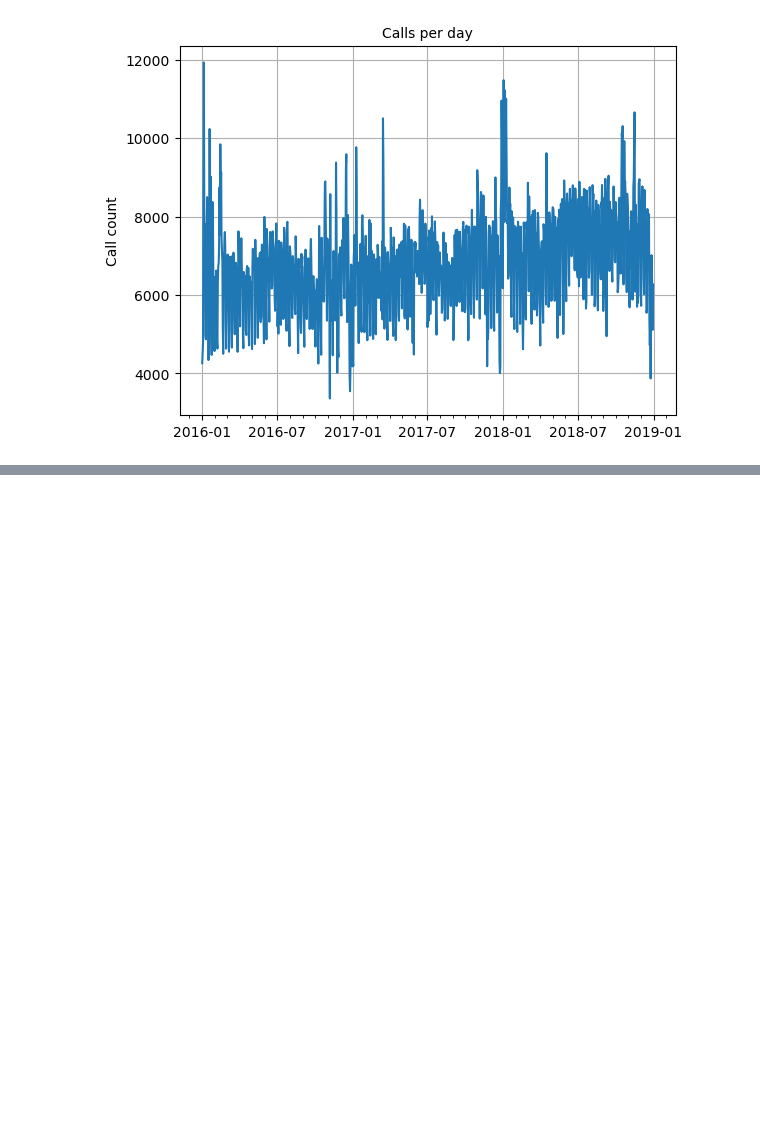
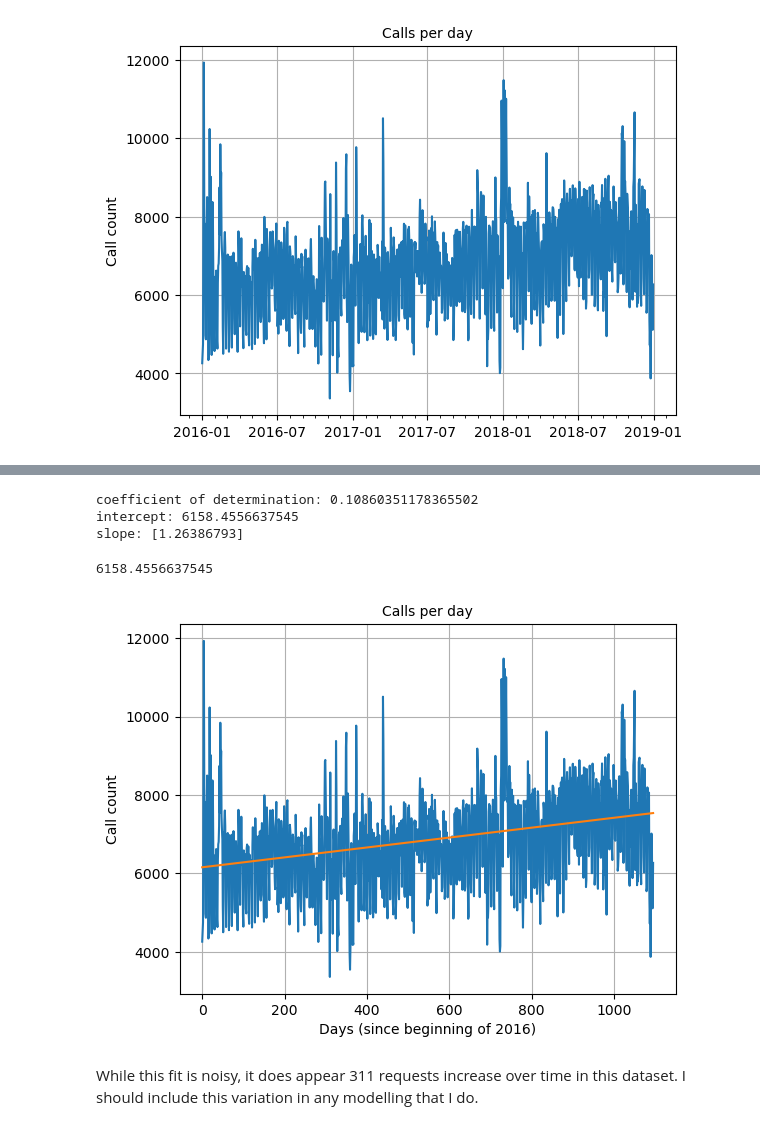
Before and after one commit to ericschwen/weather_311, a Jupyter notebook: 311_exploration.ipynb, the cells around one changed output, grey strips where cells are left out. Drawn from its saved outputs; the diff is of its cells as text; code cells hidden in the pictures; blank space fills up the shorter version.

```diff
--- a/311_exploration.ipynb
+++ b/311_exploration.ipynb
@@ -314,0 +380,3 @@ array(['2016-01-01T00:00:00.000000000', '2016-01-02T00:00:00.000000000',
+# %%
+# Make an array of call counts
+y = d311['call_count'].to_numpy()
@@ -314,0 +387,3 @@ array(['2016-01-01T00:00:00.000000000', '2016-01-02T00:00:00.000000000',
+# %%
+# Define an array for time. This is just days since the beginning of 2016.
+x = np.arange(len(y)).reshape((-1,1))
@@ -314,0 +400,32 @@ array(['2016-01-01T00:00:00.000000000', '2016-01-02T00:00:00.000000000',
+# %%
+model = LinearRegression()
+model.fit(x, y)
+model = LinearRegression().fit(x, y)
+# %%
+r_sq = model.score(x, y)
+print(f"coefficient of determination: {r_sq}")
+print(f"intercept: {model.intercept_}")
+print(f"slope: {model.coef_}")
+# %% [output]
+coefficient of determination: 0.10860351178365502
+intercept: 6158.4556637545
+slope: [1.26386793]
+# %%
+model.intercept_
+# %% [output]
+6158.4556637545
+# %%
+fig, ax = plt.subplots()
+# common to all three:
+ax.plot(np.arange(len(d311)), 'call_count', data=d311)
+ax.plot(np.arange(len(d311)), np.arange(len(d311))*model.coef_[0] + model.intercept_)
+# Major ticks every half year, minor ticks every month,
+ax.grid(True)
+ax.set_xlabel(r'Days (since beginning of 2016)')
+ax.set_ylabel(r'Call count')
+ax.set_title('Calls per day', fontsize='medium')
+plt.show()
+# %% [output]
+[figure, added]
+# %% [markdown]
+While this fit is noisy, it does appear 311 requests increase over time in this dataset. I should include this variation in any modelling that I do.
```
Also changed, not shown: parts of 29 cells of this notebook, 1 other file.
